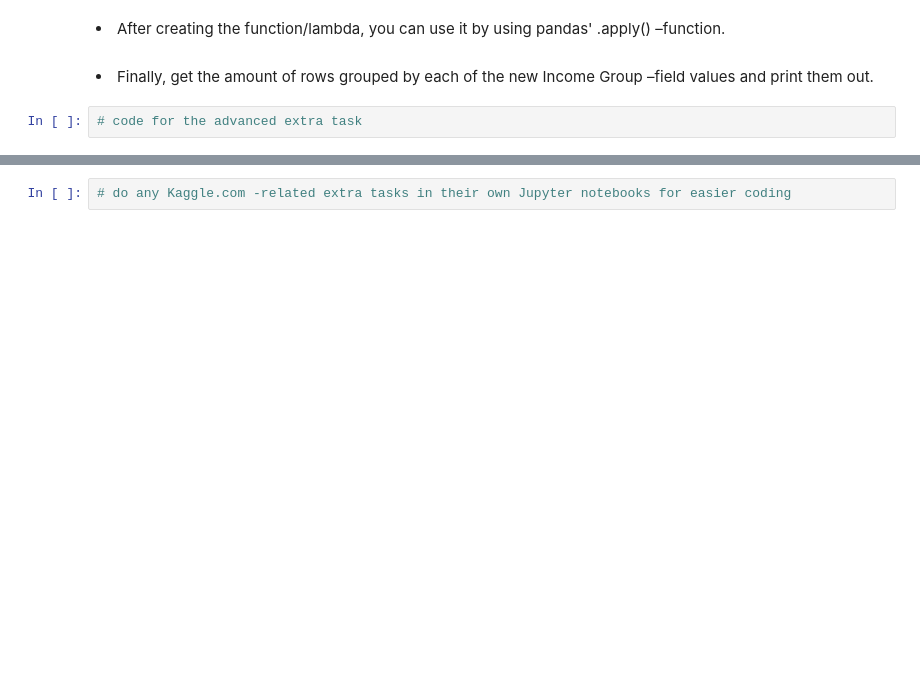
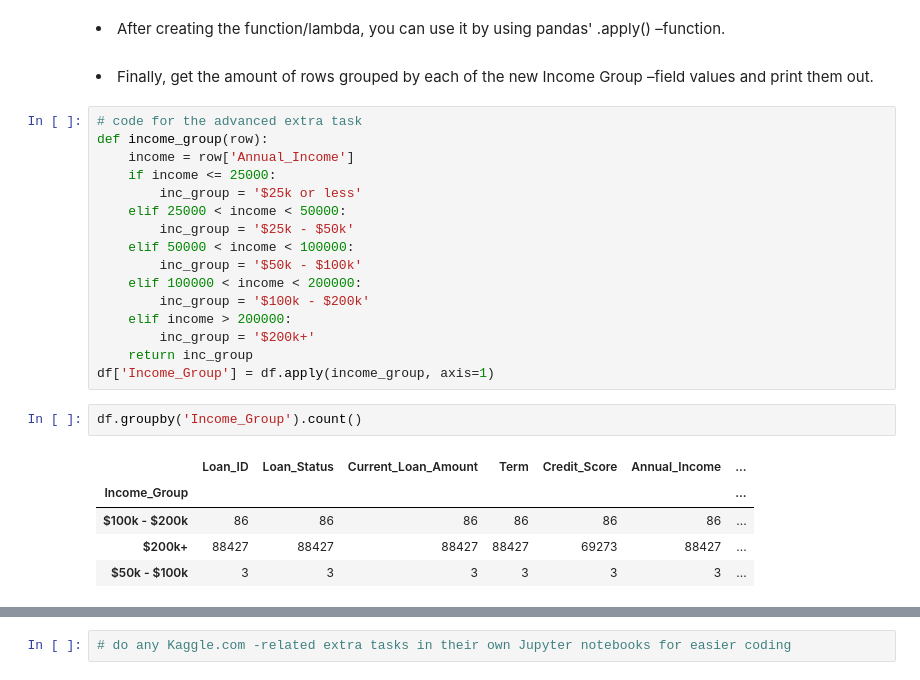
Before and after one commit to KirSobolev/Introduction-to-data-analytics, a Jupyter notebook: Exercise_set_2_Pandas/DataAnalyticsExerciseSet2.ipynb, the cells around one changed output, grey strips where cells are left out. Drawn from its saved outputs; the diff is of its cells as text; blank space fills up the shorter version.

Commit message:
Basic tasks complete, first 2 of the extras done

```diff
--- a/Exercise_set_2_Pandas/DataAnalyticsExerciseSet2.ipynb
+++ b/Exercise_set_2_Pandas/DataAnalyticsExerciseSet2.ipynb
@@ -515,8 +532,30 @@ The world is a vast place :)
 <li>After creating the function/lambda, you can use it by using pandas' .apply() –function.<br><br></li>
 
 <li>Finally, get the amount of rows grouped by each of the new Income Group –field values and print them out.</li>
-# %%
-# code for the advanced extra task
+# %%
+# code for the advanced extra task
+def income_group(row):
+    income = row['Annual_Income']
+    if income <= 25000:
+        inc_group = '$25k or less'
+    elif 25000 < income < 50000:
+        inc_group = '$25k - $50k'
+    elif 50000 < income < 100000:
+        inc_group = '$50k - $100k'
+    elif 100000 < income < 200000:
+        inc_group = '$100k - $200k'
+    elif income > 200000:
+        inc_group = '$200k+'
+    return inc_group
+df['Income_Group'] = df.apply(income_group, axis=1)
+# %%
+df.groupby('Income_Group').count()
+# %% [output]
+|  | Loan_ID | Loan_Status | Current_Loan_Amount | Term | Credit_Score | Annual_Income | ... |
+| Income_Group |  |  |  |  |  |  | ... |
+| $100k - $200k | 86 | 86 | 86 | 86 | 86 | 86 | ... |
+| $200k+ | 88427 | 88427 | 88427 | 88427 | 69273 | 88427 | ... |
+| $50k - $100k | 3 | 3 | 3 | 3 | 3 | 3 | ... |
 # %% [markdown]
 <ul>
 <li><b>3.	Normalization allows us to convert the values of numeric columns to be between 0 and 1.</b> This is helpful when two different numbers seem to follow the same trend, but have completely different value ranges. For example, gold and silver prices tend to follow similar patterns, but their market worth is quite different. By using normalization, we can compare these trends more easily. <br>
```
Also changed, not shown: parts of 6 cells of this notebook, 3 other files.
